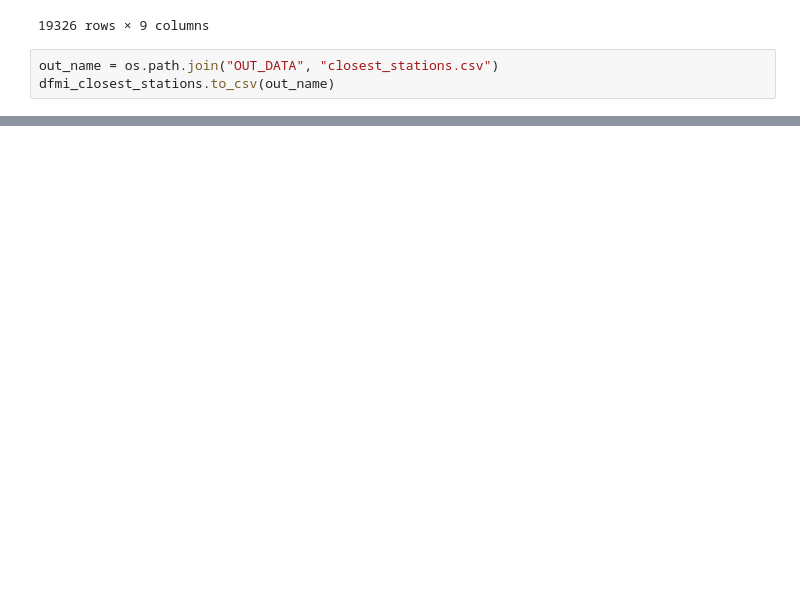
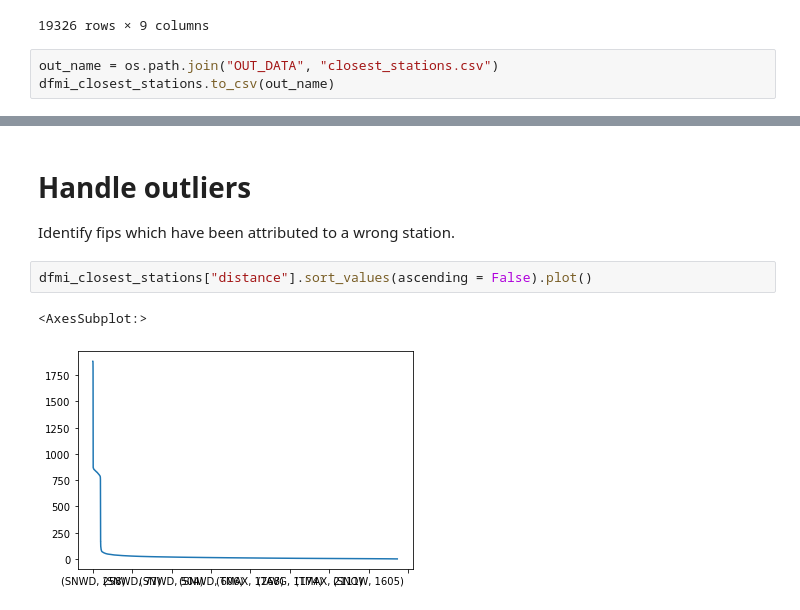
Before and after one commit to severine-baudry/capstone_data_engineer, a Jupyter notebook: US_weather_explore_measurements.ipynb, the cells around one changed output, grey strips where cells are left out. Saved outputs shown, nothing was run; the diff lists cells and outputs as text; blank space fills up the shorter version.

```diff
--- a/US_weather_explore_measurements.ipynb
+++ b/US_weather_explore_measurements.ipynb
@@ -307,3 +324,12 @@ toto
 |  | 3219 | 72151 | Yabucoa Municipio | PR | USW00012839 | MIAMI INTL AP 72202 | FL | 25.7906 | ... |
 |  | 3220 | 72153 | Yauco Municipio | PR | USW00012839 | MIAMI INTL AP 72202 | FL | 25.7906 | ... |
 19326 rows × 9 columns
+# %% [markdown]
+# Handle outliers
+
+Identify fips which have been attributed to a wrong station.
+# %%
+dfmi_closest_stations["distance"].sort_values(ascending = False).plot()
+# %% [output]
+<AxesSubplot:>
+[figure, added]
```
Also changed, not shown: parts of 23 cells of this notebook.
